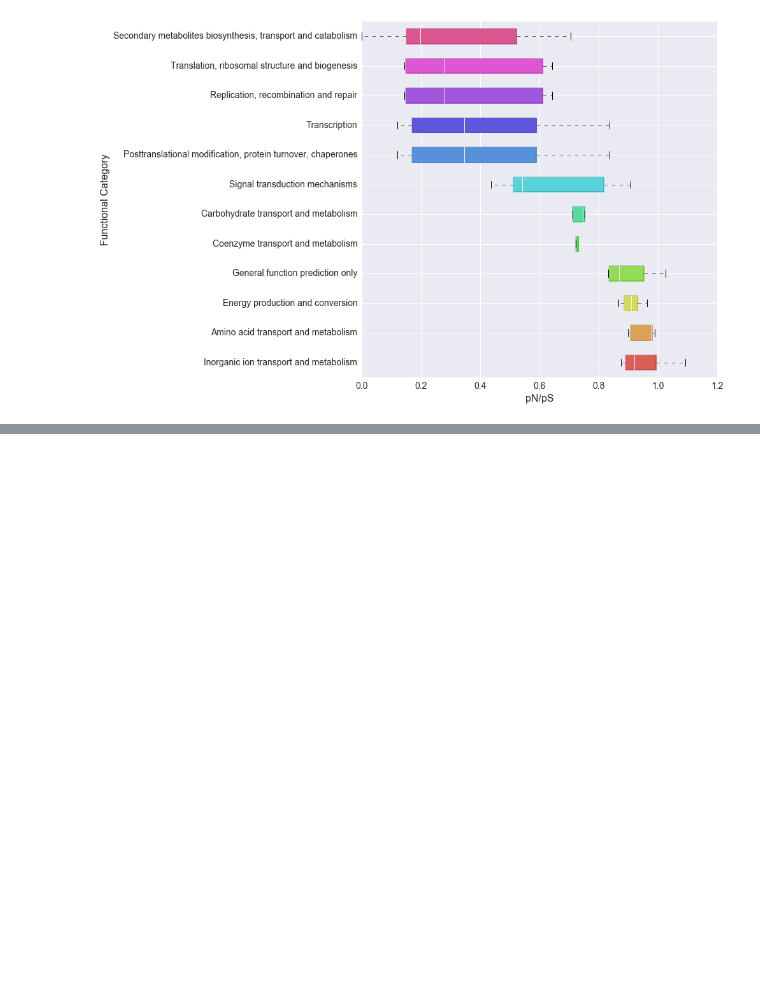
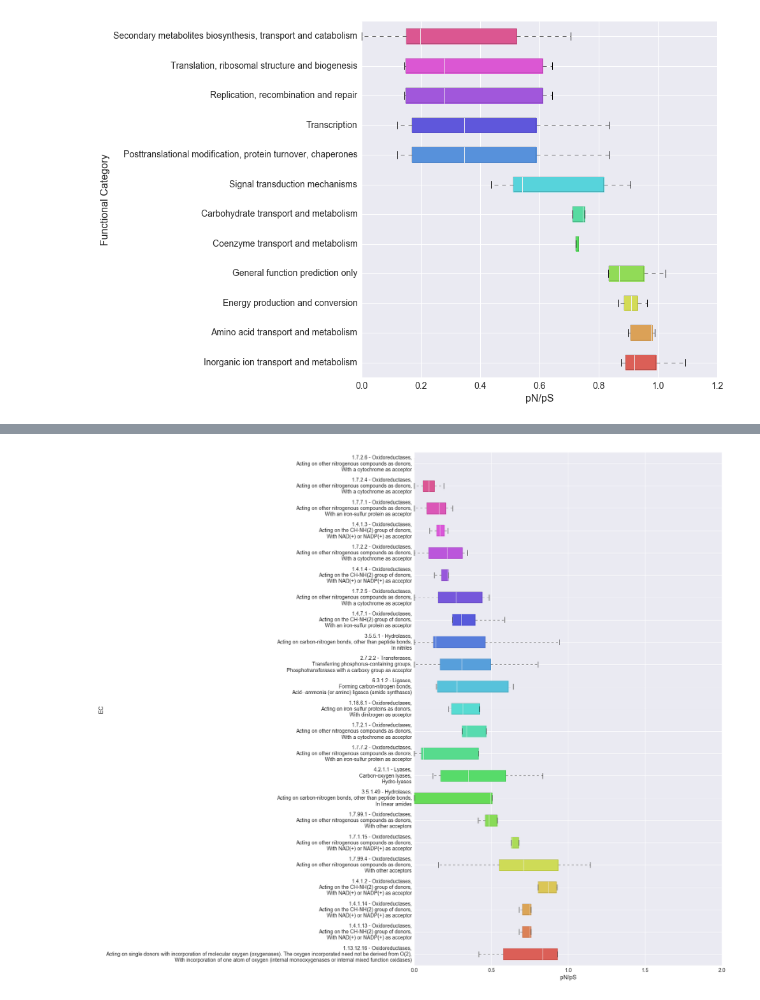
Before and after one commit to frubino/mgkit, a Jupyter notebook: docs/source/pipeline/hmmer-tutorial-explore-data.ipynb, the cells around one changed output, grey strips where cells are left out. Saved outputs shown, nothing was run; the diff lists cells and outputs as text; code cells hidden in the pictures; blank space fills up the shorter version.

```diff
--- a/docs/source/pipeline/hmmer-tutorial-explore-data.ipynb
+++ b/docs/source/pipeline/hmmer-tutorial-explore-data.ipynb
@@ -398,0 +484,3 @@ _ = ax.set_ylabel('Functional Category', fontsize=16)
+# %%
+# The names of all EC identifiers can be obtained from expasy
+ec_names = mgkit.mappings.enzyme.parse_expasy_file("{}map_data/enzclass.txt".format(data_dir))
@@ -398,0 +491,28 @@ _ = ax.set_ylabel('Functional Category', fontsize=16)
+# %%
+#sort the DataFrame to plot them by mean value
+plot_order = ec_pnps.mean(axis=1).sort_values(inplace=False, ascending=False).index
+
+fig, ax = mgkit.plots.get_single_figure(figsize=(15, 25))
+_ = mgkit.plots.boxplot.boxplot_dataframe(
+    ec_pnps,
+    plot_order,
+    ax,
+    fonts=dict(fontsize=14, rotation='horizontal'),
+    data_colours={
+        x: color
+        for x, color in zip(plot_order, seaborn.color_palette('hls', len(ec_pnps.index)))
+    },
+    box_vert=False,
+
+    label_map={
+        ec_id: "{} - {}".format(
+            ec_id,
+            mgkit.mappings.enzyme.get_enzyme_full_name(ec_id, ec_names, ',\n')
+        )
+        for ec_id in plot_order
+    }
+)
+_ = ax.set_xlabel('pN/pS', fontsize=16)
+_ = ax.set_ylabel('EC', fontsize=16)
+# %% [output]
+[figure, added]
```
Also changed, not shown: parts of 20 cells of this notebook.
